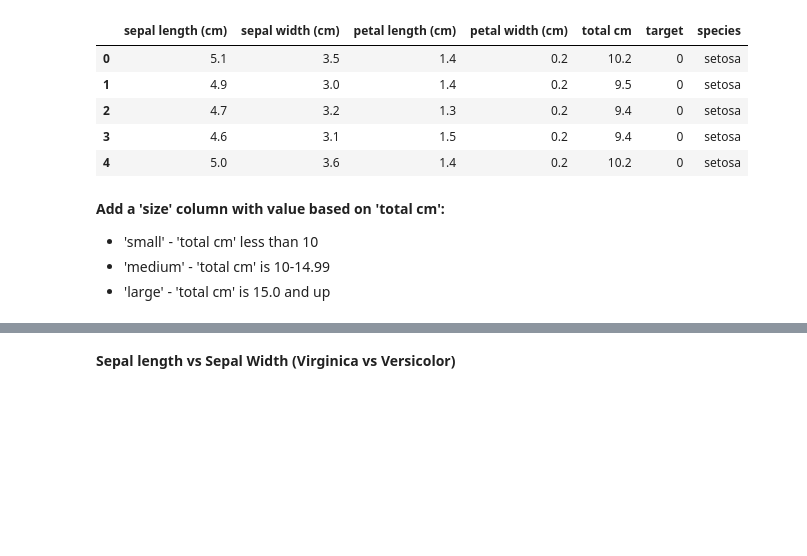
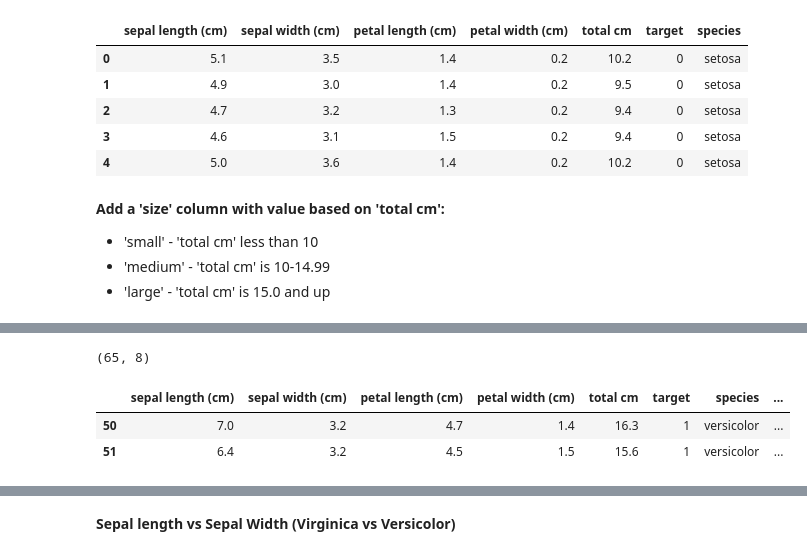
Before and after one commit to brianmccln/Python-Machine-Learning-TMobile-OCt-2025, a Jupyter notebook: __START/_ML_3.5_Irises_K_Nearest_Neighbors_PROG.ipynb, the cells around one changed output, grey strips where cells are left out. Saved outputs shown, nothing was run; the diff lists cells and outputs as text; code cells hidden in the pictures; blank space fills up the shorter version.

```diff
--- a/__START/_ML_3.5_Irises_K_Nearest_Neighbors_PROG.ipynb
+++ b/__START/_ML_3.5_Irises_K_Nearest_Neighbors_PROG.ipynb
@@ -302,4 +310,13 @@ print() # (50, 8)
 # %%
 # 22. Get just the top 10 total cm (10 biggest flowers)
-# sepal length (cm)	sepal width (cm)	petal length (cm)	petal width (cm)
-# iri
+# sepal length (cm)	sepal width (cm) petal length (cm)	petal width (cm)
+# first let's just get all the 'large' and then sort them:
+large_df = iris_df[iris_df['size']=='large']
+# %%
+print(large_df.shape) # (65, 8)
+large_df.head(2)
+# %% [output]
+(65, 8)
+|  | sepal length (cm) | sepal width (cm) | petal length (cm) | petal width (cm) | total cm | target | species | ... |
+| 50 | 7.0 | 3.2 | 4.7 | 1.4 | 16.3 | 1 | versicolor | ... |
+| 51 | 6.4 | 3.2 | 4.5 | 1.5 | 15.6 | 1 | versicolor | ... |
```
Also changed, not shown: parts of 11 cells of this notebook.
